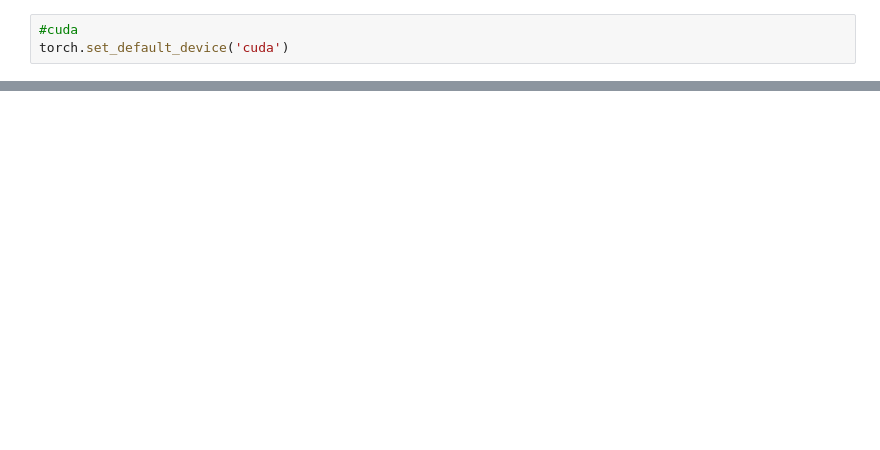
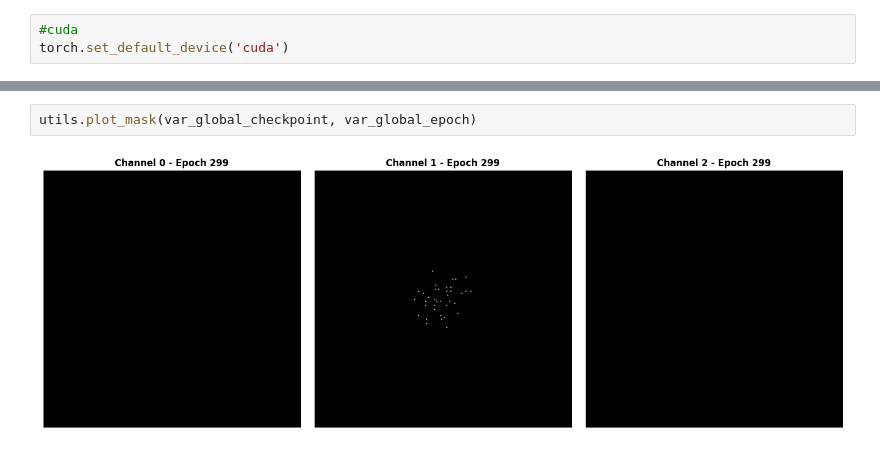
Before and after one commit to andrecostamarques/PowerRangersCode, a Jupyter notebook: notebooks/results/Test Analysis.ipynb, the cells around one changed output, grey strips where cells are left out. Cells and saved outputs as stored; diff of their text form; blank space fills up the shorter version.

```diff
--- a/notebooks/results/Test Analysis.ipynb
+++ b/notebooks/results/Test Analysis.ipynb
@@ -72,0 +187,4 @@ print(cm)
+# %%
+utils.plot_mask(var_global_checkpoint, var_global_epoch)
+# %% [output]
+[figure, added]
```
Also changed, not shown: parts of 6 cells of this notebook, 3 other files.
